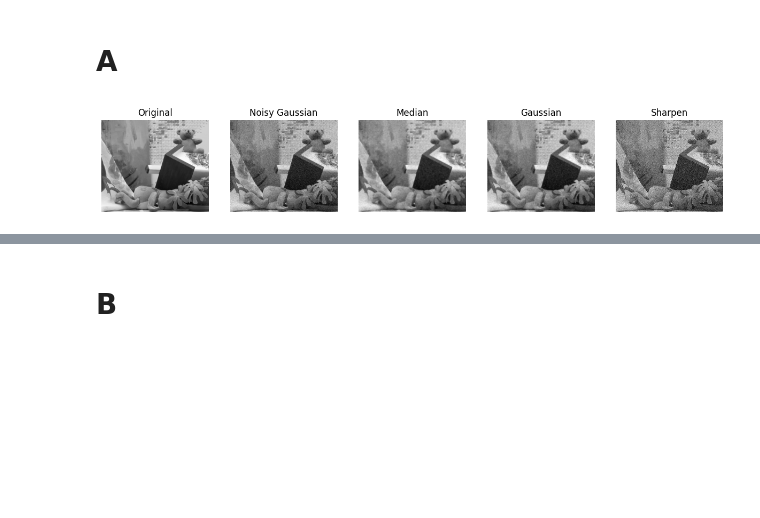
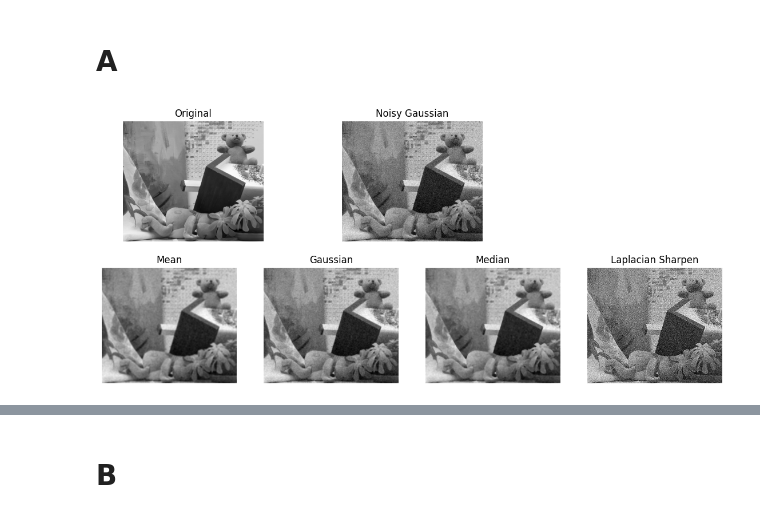
Before and after one commit to Duc42195/computer-vision-mid, a Jupyter notebook: mid-Duc.ipynb, the cells around one changed output, grey strips where cells are left out. Saved outputs shown, nothing was run; the diff lists cells and outputs as text; code cells hidden in the pictures; blank space fills up the shorter version.

```diff
--- a/mid-Duc.ipynb
+++ b/mid-Duc.ipynb
@@ -23,56 +23,92 @@ Loaded:
 # %% [markdown]
 # A
 # %%
-def imshow_grid_A(imgs, titles=None, cmap='gray', figsize=(12,4)):
+def imshow_grid_A(imgs, titles=None, cmap='gray', figsize=(14, 6)):
+    n = len(imgs)
     plt.figure(figsize=figsize)
+
     for i, im in enumerate(imgs):
-        plt.subplot(1, len(imgs), i+1)
+        if i < 2:
+            # Hàng 1: 2 ảnh
+            plt.subplot(2, 3, i+1)
+        else:
+            # Hàng 2: 4 ảnh (căn giữa bằng cách bỏ cột 1)
+            plt.subplot(2, 4, i + 3)
         plt.imshow(im, cmap=cmap)
-        if titles: plt.title(titles[i])
+        if titles and i < len(titles):
+            plt.title(titles[i])
         plt.axis('off')
+
+    plt.tight_layout()
     plt.show()
+
+
 
 def PSNR_A(a, b):
     mse = np.mean((a.astype(np.float32) - b.astype(np.float32))**2)
-    if mse == 0: return float('inf')
+    if mse == 0:
+        return float('inf')
     return 20 * np.log10(255.0 / np.sqrt(mse))
+
 
 def grad_sim_A(a, b):
     gx_a = cv2.Sobel(a, cv2.CV_32F, 1, 0, 3)
     gy_a = cv2.Sobel(a, cv2.CV_32F, 0, 1, 3)
     gx_b = cv2.Sobel(b, cv2.CV_32F, 1, 0, 3)
     gy_b = cv2.Sobel(b, cv2.CV_32F, 0, 1, 3)
-    ga, gb = np.sqrt(gx_a**2+gy_a**2), np.sqrt(gx_b**2+gy_b**2)
-    mse = np.mean((ga-gb)**2)
-    return 1 - mse/(np.var(ga)+1e-8)
+    ga, gb = np.sqrt(gx_a**2 + gy_a**2), np.sqrt(gx_b**2 + gy_b**2)
+    mse = np.mean((ga - gb)**2)
+    return 1 - mse / (np.var(ga) + 1e-8)
+
 
 def partA_image_filtering(img_gray):
     base = img_gray
-    # Noise
-    gauss = np.clip(base + np.random.normal(0,20,base.shape),0,255).astype(np.uint8)
-    sp = base.copy(); rnd = np.random.rand(*base.shape)
-    sp[rnd<0.01]=0; sp[rnd>0.99]=255
+
+    # --- Add noise types ---
+    gauss = np.clip(base + np.random.normal(0, 20, base.shape), 0, 255).astype(np.uint8)
+    sp = base.copy()
+    rnd = np.random.rand(*base.shape)
+    sp[rnd < 0.01] = 0
+    sp[rnd > 0.99] = 255
     noises = {'Gaussian': gauss, 'SaltPepper': sp}
+
     results = {}
 
     for nname, noisy in noises.items():
-        mean_ = cv2.blur(noisy,(5,5))
-        gauss_ = cv2.GaussianBlur(noisy,(5,5),0)
-        median_ = cv2.medianBlur(noisy,5)
-        lap = cv2.Laplacian(noisy,cv2.CV_32F); sharp = np.clip(noisy - 0.7*lap,0,255).astype(np.uint8)
-        filters = {'Mean':mean_,'Gaussian':gauss_,'Median':median_,'LaplacianSharpen':sharp}
-        table = {k:(PSNR_A(base,v),grad_sim_A(base,v)) for k,v in filters.items()}
-        results[nname]={'noisy':noisy,'filters':filters,'metrics':table}
+        # --- Filters ---
+        mean_ = cv2.blur(noisy, (5, 5))
+        gauss_ = cv2.GaussianBlur(noisy, (5, 5), 0)
+        median_ = cv2.medianBlur(noisy, 5)
+        lap = cv2.Laplacian(noisy, cv2.CV_32F)
+        sharp = np.clip(noisy - 0.7 * lap, 0, 255).astype(np.uint8)
 
-        imshow_grid_A([base,noisy,median_,gauss_,sharp],
-                      ['Original',f'Noisy {nname}','Median','Gaussian','Sharpen'],figsize=(15,4))
+        filters = {
+            'Mean': mean_,
+            'Gaussian': gauss_,
+            'Median': median_,
+            'LaplacianSharpen': sharp
+        }
+
+        # --- Compute metrics ---
+        table = {k: (PSNR_A(base, v), grad_sim_A(base, v)) for k, v in filters.items()}
+        results[nname] = {'noisy': noisy, 'filters': filters, 'metrics': table}
+
+        # --- Display results ---
+        imshow_grid_A(
+            [base, noisy, mean_, gauss_, median_, sharp],
+            ['Original', f'Noisy {nname}', 'Mean', 'Gaussian', 'Median', 'Laplacian Sharpen'],
+            figsize=(14, 6)
+        )
+
         print(f"\n--- Noise: {nname} ---")
-        for k,(p,s) in table.items():
+        for k, (p, s) in table.items():
             print(f"{k:16s} PSNR={p:.2f}  GradSim={s:.3f}")
 
     return results
 
+
+# Run Part A
 resA = partA_image_filtering(img_input)
 # %% [output]
-[figure, old version]
+[figure, new version]
 --- Noise: Gaussian ---
```
Also changed, not shown: parts of 1 cell of this notebook.
